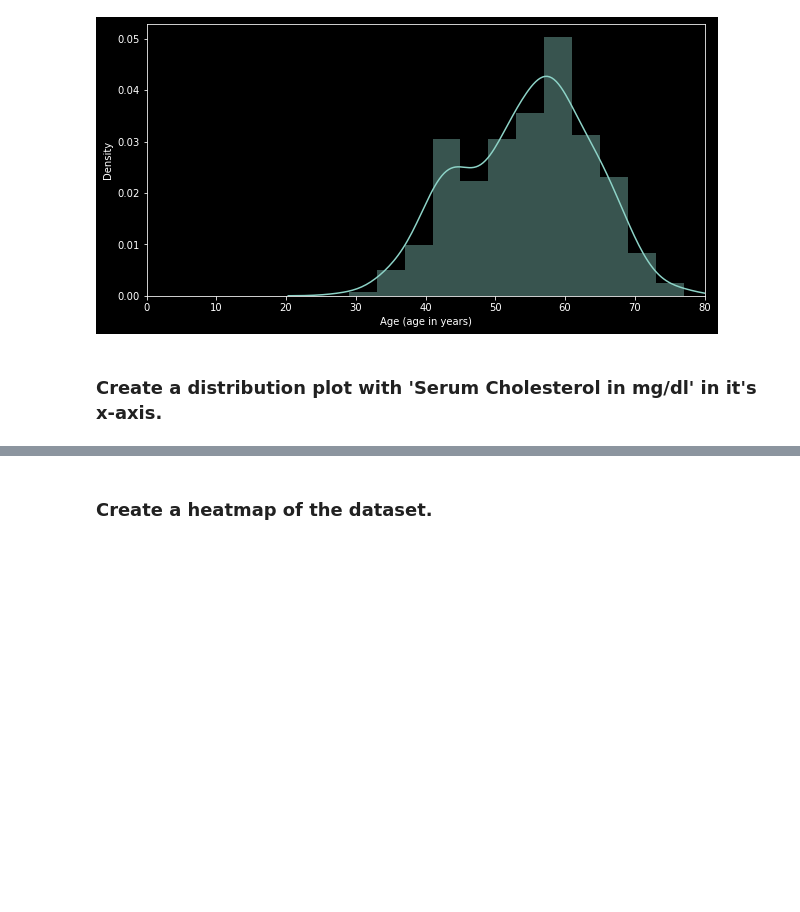
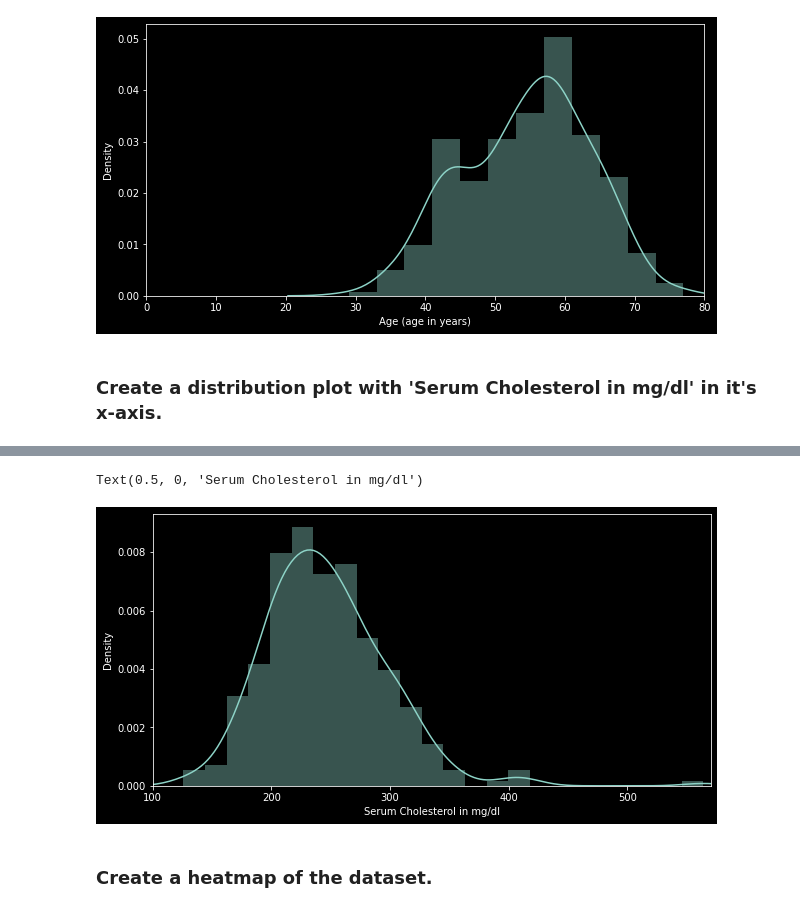
Before and after one commit to DSCKGEC/heart-saver, a Jupyter notebook: notebooks/heart_nb.ipynb, the cells around one changed output, grey strips where cells are left out. Cells and saved outputs as stored; diff of their text form; code cells hidden in the pictures; blank space fills up the shorter version.

```diff
--- a/notebooks/heart_nb.ipynb
+++ b/notebooks/heart_nb.ipynb
@@ -43,7 +43,7 @@ from mlxtend.classifier import StackingCVClassifier
 # %% [markdown]
 ### Importing the csv file as a dataFrame
 # %%
-data = pd.read_csv('../input/health-care-data-set-on-heart-attack-possibility/heart.csv')
+data = pd.read_csv('heart-saver.csv')
 data.head()
 # %% [output]
 |  | age | sex | cp | trestbps | chol | fbs | restecg | thalach | exang | oldpeak | slope | ... |
@@ -150,2 +145,11 @@ Text(0.5, 0, 'Serum Cholesterol in mg/dl')
+# %%
+var='chol'
+f,ax=plt.subplots(figsize=(10,5))
+sns.distplot(data[var])
+plt.xlim([100,570])
+plt.xlabel('Serum Cholesterol in mg/dl')
+# %% [output]
+Text(0.5, 0, 'Serum Cholesterol in mg/dl')
+[figure, added]
 # %% [markdown]
 ### Create a <b>heatmap</b> of the dataset.
```
Also changed, not shown: parts of 14 cells of this notebook, 1 other file.
